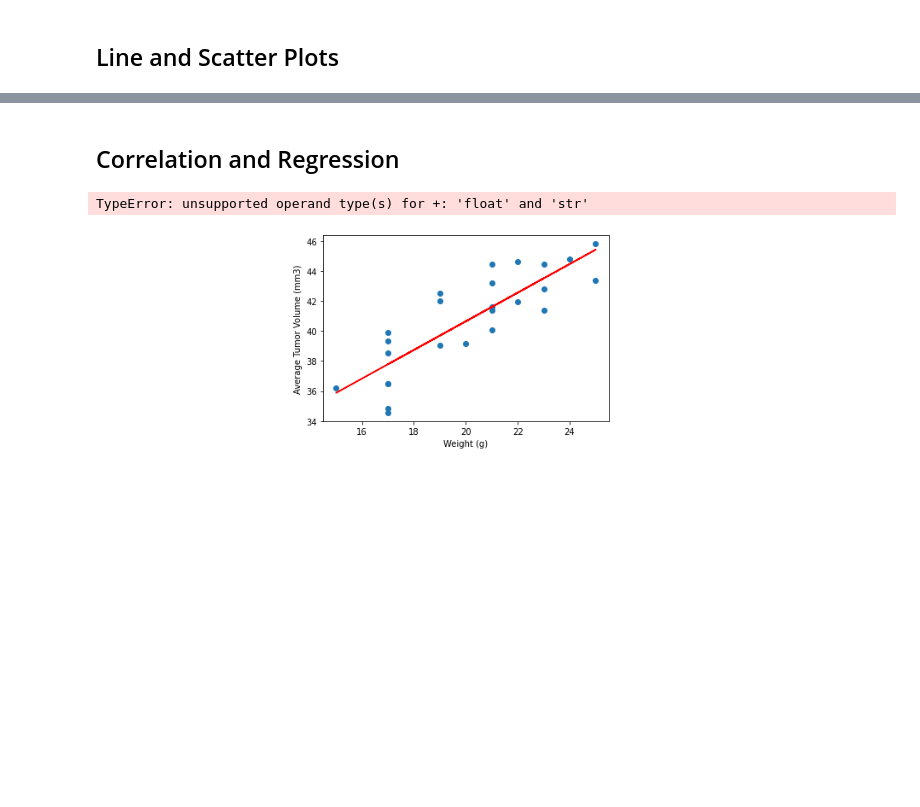
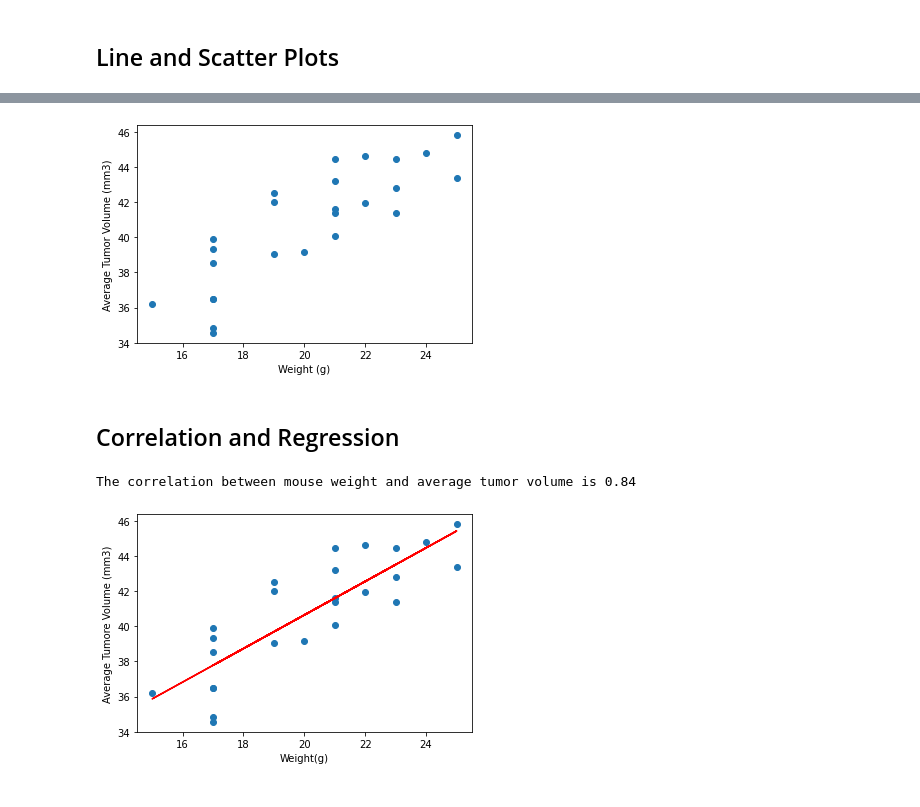
Before and after one commit to tingjennings/HW5_Matplotlib-, a Jupyter notebook: Solutions/Pymaceuticals/pymaceuticals.ipynb, the cells around one changed output, grey strips where cells are left out. Drawn from its saved outputs; the diff is of its cells as text; code cells hidden in the pictures.

```diff
--- a/Solutions/Pymaceuticals/pymaceuticals.ipynb
+++ b/Solutions/Pymaceuticals/pymaceuticals.ipynb
@@ -280,33 +377,32 @@ plt.show()
+# %%
+# Generate a scatter plot of average tumor volume vs. mouse weight for the Capomulin regimen
+capavg = cap_df.groupby(['Mouse ID']).mean()
+plt.scatter(capavg['Weight (g)'],capavg['Tumor Volume (mm3)'])
+plt.xlabel('Weight (g)')
+plt.ylabel('Average Tumor Volume (mm3)')
+plt.savefig('scatterplot')
+plt.show()
+# %% [output]
+[figure, added]
 # %% [markdown]
 ## Correlation and Regression
-# %%
-# Calculate the correlation coefficient and linear regression model
-# for mouse weight and average tumor volume for the Capomulin regimen
-plt.clf()
-plt.cla()
-plt.close()
-mouse_weight = avg_capo.iloc[:,0]
-avg_tumor_volume = avg_capo.iloc[:,1]
-# We then compute the Pearson correlation coefficient between "Mouse Weight" and "Average Tumor Volume"
-correlation = st.pearsonr(mouse_weight,avg_tumor_volume)
-print(f"The correlation between both factors is {round(correlation[0],2)}")
-# %% [output]
-TypeError: unsupported operand type(s) for +: 'float' and 'str'
-# %%
-# import linregress
-from scipy.stats import linregress
-
-# Add the lineear regression equation and line to the scatter plot
-x_values = avg_capo["Weight (g)"]
-y_values = avg_capo["Average Volume"]
-(slope, intercept, rvalue, pvalue, stderr) = linregress(x_values, y_values)
-regress_values = x_values * slope + intercept
-line_eq = "y = " + str(round(slope,2)) + "x + " + str(round(intercept,2))
-plt.scatter(x_values, y_values)
-plt.plot(x_values,regress_values,"r-")
-plt.annotate(line_eq,(6,10),fontsize=15,color="red")
-plt.xlabel("Weight (g)")
-plt.ylabel("Average Tumor Volume (mm3)")
-plt.show()
-# %% [output]
-[figure, removed]
+# %%
+# Calculate the correlation coefficient and linear regression model
+# for mouse weight and average tumor volume for the Capomulin regimen
+corr=round(st.pearsonr(capavg['Weight (g)'],capavg['Tumor Volume (mm3)'])[0],2)
+print(f"The correlation between mouse weight and average tumor volume is {corr}")
+model=st.linregress(capavg['Weight (g)'],capavg['Tumor Volume (mm3)'])
+model
+mslope = 0.9544396890241045
+bintercept = 21.552160532685015
+y_values = capavg['Weight (g)']*mslope+bintercept
+plt.scatter(capavg['Weight (g)'],capavg['Tumor Volume (mm3)'])
+plt.plot(capavg['Weight (g)'],y_values,color="red")
+plt.xlabel('Weight(g)')
+plt.ylabel('Average Tumore Volume (mm3)')
+
+plt.savefig('linearregression')
+plt.show()
+# %% [output]
+The correlation between mouse weight and average tumor volume is 0.84
+[figure, added]
```
Also changed, not shown: parts of 15 cells of this notebook, 5 other files.
